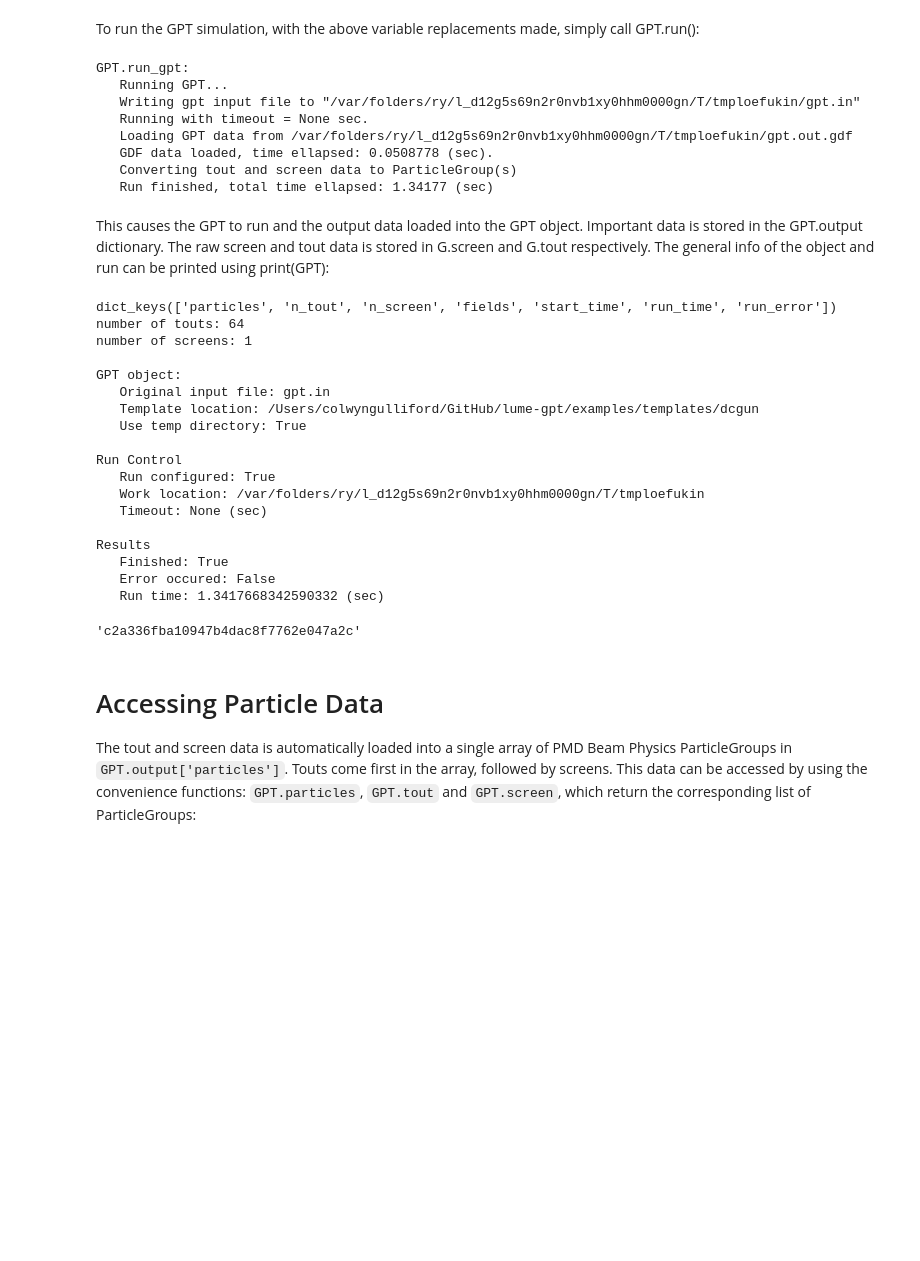
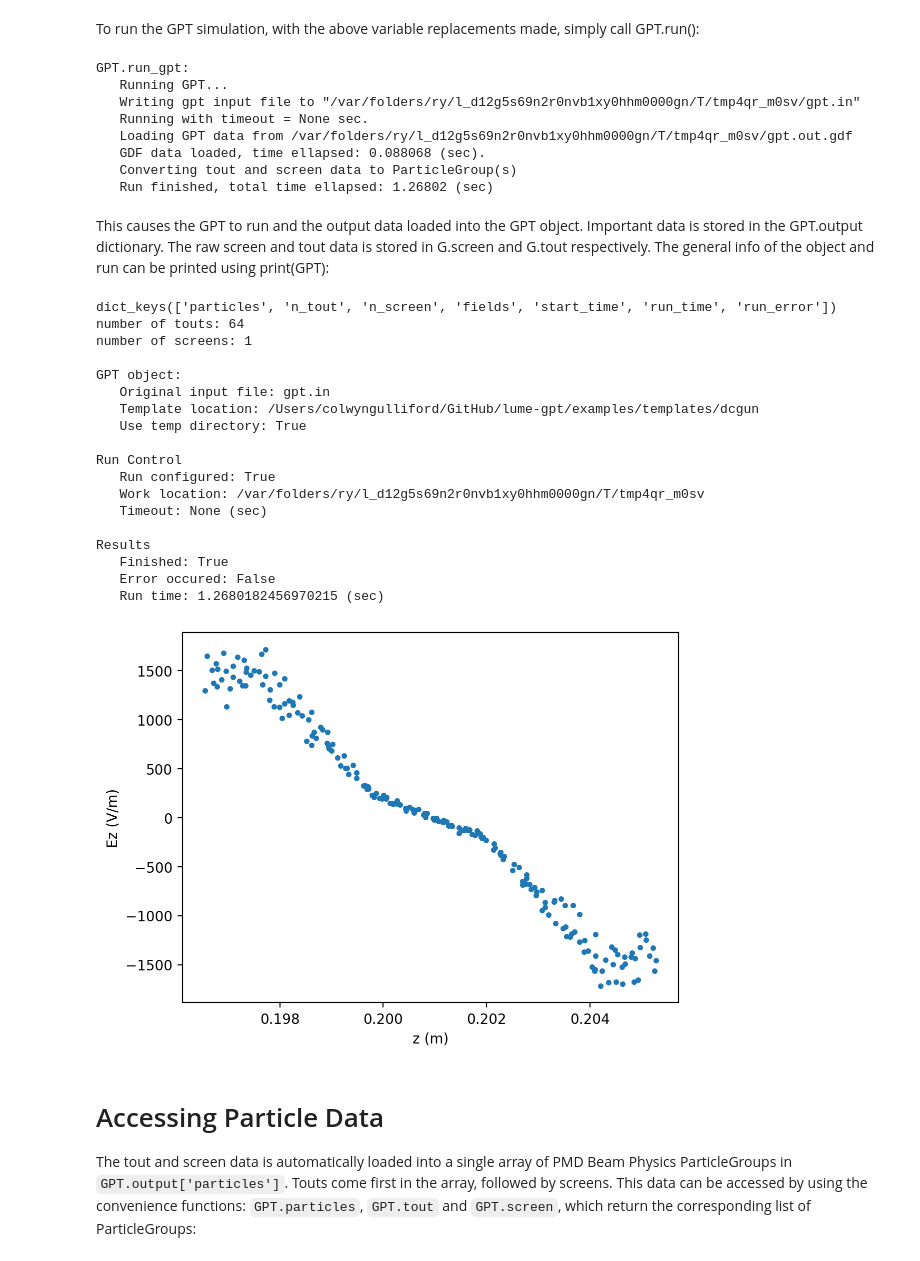
Before and after one commit to ColwynGulliford/lume-gpt, a Jupyter notebook: examples/simple_gpt_example.ipynb, the cells around one changed output. Drawn from its saved outputs; the diff is of its cells as text; code cells hidden in the pictures; blank space fills up the shorter version.

```diff
--- a/examples/simple_gpt_example.ipynb
+++ b/examples/simple_gpt_example.ipynb
@@ -15,7 +15,7 @@ from gpt import GPT
 # %% [markdown]
 Initialization  of the GPT object requires providing a gpt input filename, among other possible inputs.
 # %%
-G = GPT(input_file='templates/dcgun/gpt.in', verbose=True)
+G = GPT(input_file='templates/dcgun/gpt.in', verbose=True, load_fields=True)
 # %% [output]
 GPT.configure_gpt:
    Original input file "gpt.in" in "/Users/colwyngulliford/GitHub/lume-gpt/examples/templates/dcgun"
@@ -51,7 +51,7 @@ G.input['support_files']
  29: 'fields/gun_0mm.gdf',
  36: 'fields/solenoid_SLA_L60.gdf'}
 # %%
-G.set_support_file('gun_0mm.gdf', 'gun_1mm.gdf')
+#G.set_support_file('gun_0mm.gdf', 'gun_1mm.gdf')
 # %%
 variables_were_set = G.set_variables({'gun_voltage':375,'sol_1_current':-3, 'Ntout':100})
 print(variables_were_set)
@@ -64,12 +64,12 @@ G.run()
 # %% [output]
 GPT.run_gpt:
    Running GPT...
-   Writing gpt input file to "/var/folders/ry/l_d12g5s69n2r0nvb1xy0hhm0000gn/T/tmploefukin/gpt.in"
+   Writing gpt input file to "/var/folders/ry/l_d12g5s69n2r0nvb1xy0hhm0000gn/T/tmp4qr_m0sv/gpt.in"
    Running with timeout = None sec.
-   Loading GPT data from /var/folders/ry/l_d12g5s69n2r0nvb1xy0hhm0000gn/T/tmploefukin/gpt.out.gdf
-   GDF data loaded, time ellapsed: 0.0508778 (sec).
+   Loading GPT data from /var/folders/ry/l_d12g5s69n2r0nvb1xy0hhm0000gn/T/tmp4qr_m0sv/gpt.out.gdf
+   GDF data loaded, time ellapsed: 0.088068 (sec).
    Converting tout and screen data to ParticleGroup(s)
-   Run finished, total time ellapsed: 1.34177 (sec)
+   Run finished, total time ellapsed: 1.26802 (sec)
 # %% [markdown]
 This causes the GPT to run and the output data loaded into the GPT object.  Important data is stored in the GPT.output dictionary.  The raw screen and tout data is stored in G.screen and G.tout respectively.  The general info of the object and run can be printed using print(GPT):
 # %%
@@ -91,18 +91,22 @@ GPT object:
 
 Run Control
    Run configured: True
-   Work location: /var/folders/ry/l_d12g5s69n2r0nvb1xy0hhm0000gn/T/tmploefukin
+   Work location: /var/folders/ry/l_d12g5s69n2r0nvb1xy0hhm0000gn/T/tmp4qr_m0sv
    Timeout: None (sec)
 
 Results
    Finished: True
    Error occured: False
-   Run time: 1.3417668342590332 (sec)
+   Run time: 1.2680182456970215 (sec)
 # %%
 # Unique fingerprint based on input
 G.fingerprint()
-# %% [output]
-'c2a336fba10947b4dac8f7762e047a2c'
+# %%
+plt.plot(G.tout[10]['z'], G.fields[10]['Ez'], '.');
+plt.xlabel('z (m)');
+plt.ylabel('Ez (V/m)');
+# %% [output]
+[figure, added]
 # %% [markdown]
 # Accessing Particle Data
 The tout and screen data is automatically loaded into a single array of PMD Beam Physics ParticleGroups in `GPT.output['particles']`. Touts come first in the array, followed by screens. This data can be accessed by using the convenience functions: `GPT.particles`, `GPT.tout` and `GPT.screen`, which return the corresponding list of ParticleGroups:
```
Also changed, not shown: parts of 8 cells of this notebook, 9 other files.
